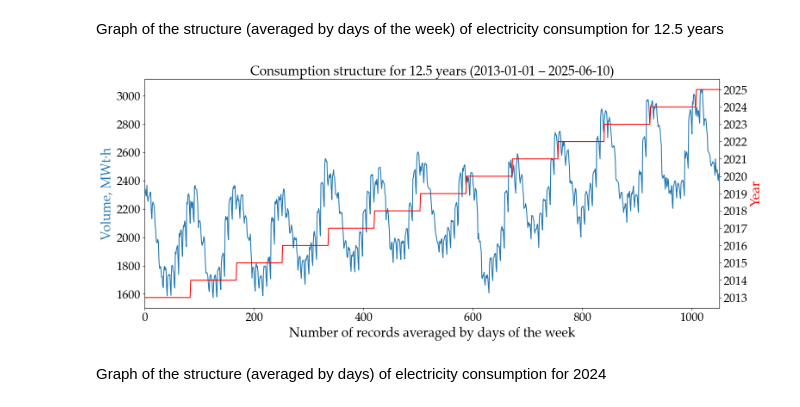
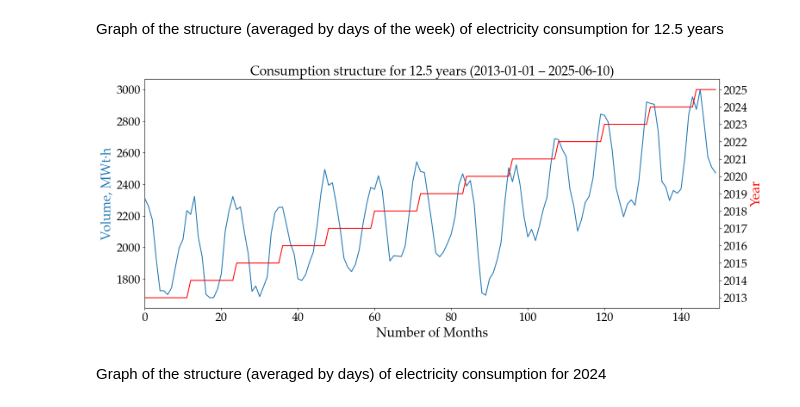
Before and after one commit to caapel/STLF, a Jupyter notebook: EDA.ipynb, the cells around one changed output. Cells and saved outputs as stored; diff of their text form; code cells hidden in the pictures.

```diff
--- a/EDA.ipynb
+++ b/EDA.ipynb
@@ -86,39 +86,39 @@ Graph of the structure (averaged by days of the week) of electricity consumption
 # %%
 def graf_full_consumption(df, fontsize=20):
 
-    df_group = df.groupby(['Year', 'Month', 'Weekday'])[['Volume']].mean()
-    #df_group = df.groupby(['Year', 'Month'])[['Volume']].mean()
+    #df_group = df.groupby(['Year', 'Month', 'Weekday'])[['Volume']].mean()
+    df_group = df.groupby(['Year', 'Month'])[['Volume']].mean()
     df_group.reset_index(inplace=True)
     #df_group = df_general.copy()  # unlock if necessary to cancel the grouping of parameters
 
     fig, df_volume = plt.subplots(figsize=(16,7))
     df_year = df_volume.twinx()
 
     df_volume.plot(df_group.Volume, label='Volume')
     df_year.plot(df_group.Year, label='Year', color='red')
 
     plt.rcParams['font.size'] = fontsize
 
     df_volume.set_xlim(0, df_group.shape[0])
     #df_volume.set_ylim(df_group['Volume'].min(), df_group['Volume'].max())  # диапазон 'volume' от min до max
     df_volume.set_ylabel('Volume, MWt·h', fontsize=fontsize+2, color='#1f77b4')
-    df_volume.set_xlabel('Number of records averaged by days of the week', fontsize=fontsize+2)
-    #df_volume.set_xlabel('Number of months', fontsize=fontsize+2)
+    #df_volume.set_xlabel('Number of records averaged by days of the week', fontsize=fontsize+2)
+    df_volume.set_xlabel('Number of Months', fontsize=fontsize+2)
     df_year.set_ylabel('Year', fontsize=fontsize+2, color='r')
     df_year.yaxis.set_major_locator(ticker.MultipleLocator(1.00))
 
     plt.title(f'Сonsumption structure for 12.5 years ({df.iloc[0].Date.date()} – {df.iloc[-1].Date.date()})',
               fontsize=fontsize+2)
 
     #plt.legend()
     plt.tight_layout()
     plt.savefig('pictures/graf_full_consumption.png', dpi = 300, transparent = True)
 
     plt.show()
 
 graf_full_consumption(df)
 # %% [output]
-[figure, old version]
+[figure, new version]
 # %% [markdown]
 Graph of the structure (averaged by days) of electricity consumption for 2024
 # %%
```
Also changed, not shown: parts of 10 cells of this notebook, 3 other files.
